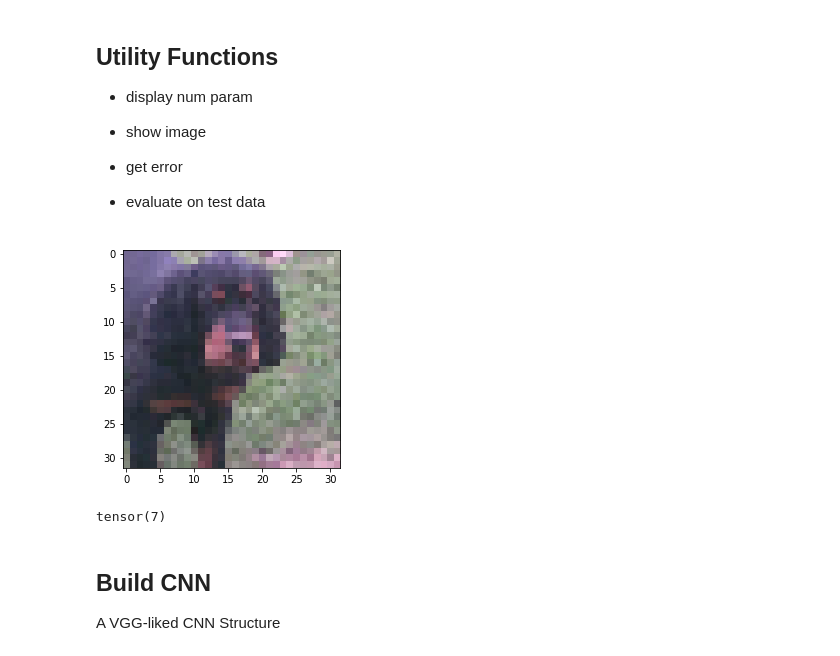
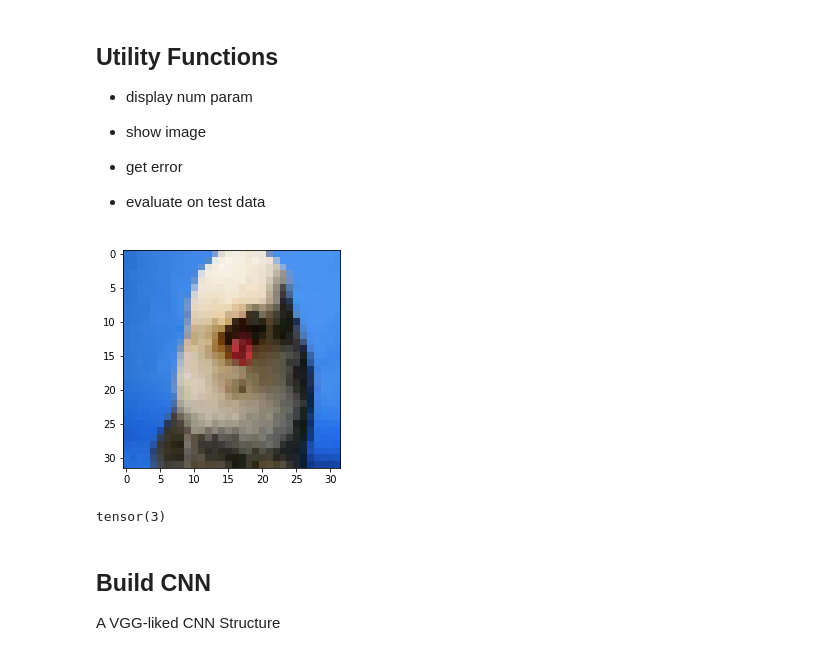
Before and after one commit to Chen-Yiyang/cs4243_project, a Jupyter notebook: baseline/Baseline_Vanilla_CNN.ipynb, the cells around one changed output. Cells and saved outputs as stored; diff of their text form; code cells hidden in the pictures.

```diff
--- a/baseline/Baseline_Vanilla_CNN.ipynb
+++ b/baseline/Baseline_Vanilla_CNN.ipynb
@@ -71,11 +75,11 @@ def show(X):
     else:
         print('WRONG TENSOR SIZE')
 # %%
-show(train_data[100])
-print(train_label[100])
+show(train_data[10])
+print(train_label[10])
 # %% [output]
-[figure, old version]
+[figure, new version]
-tensor(7)
+tensor(3)
 # %%
 def get_error( scores , labels ):
     bs=scores.size(0)
```
Also changed, not shown: parts of 8 cells of this notebook.
